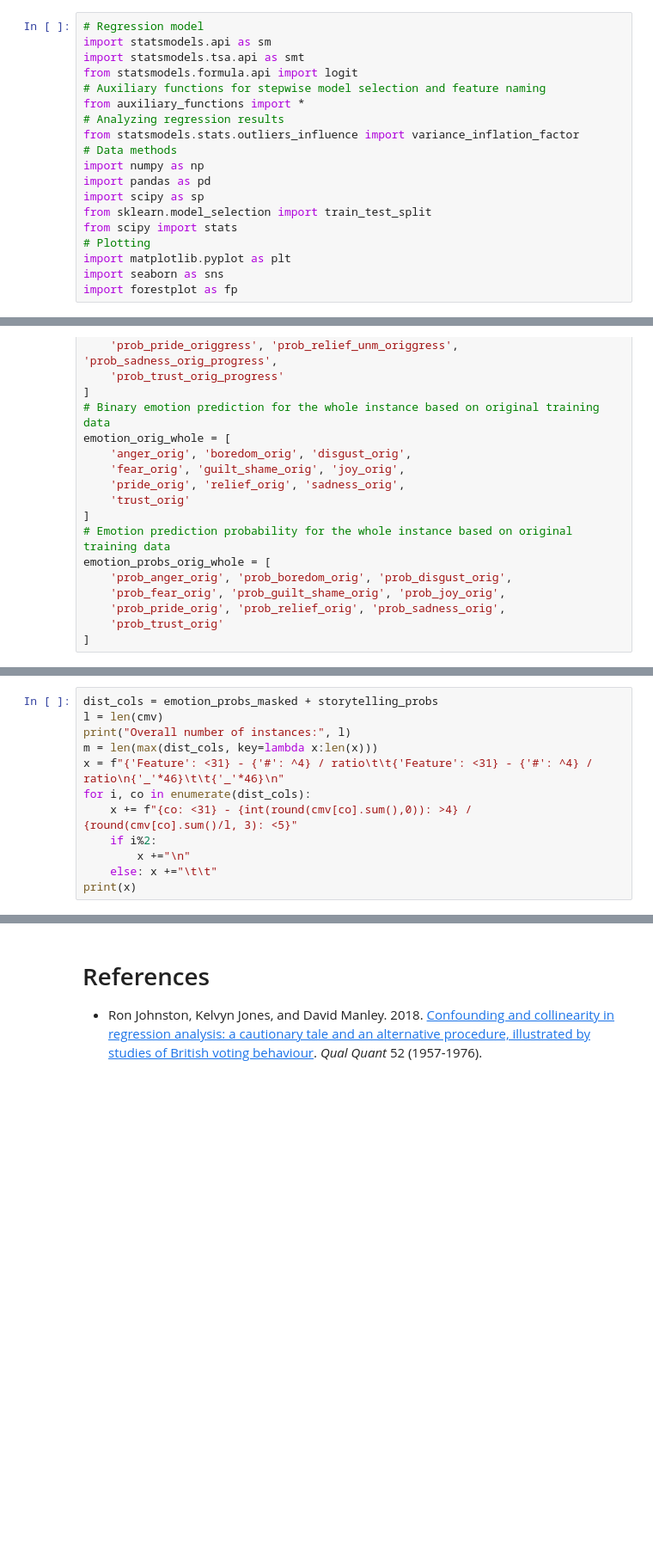
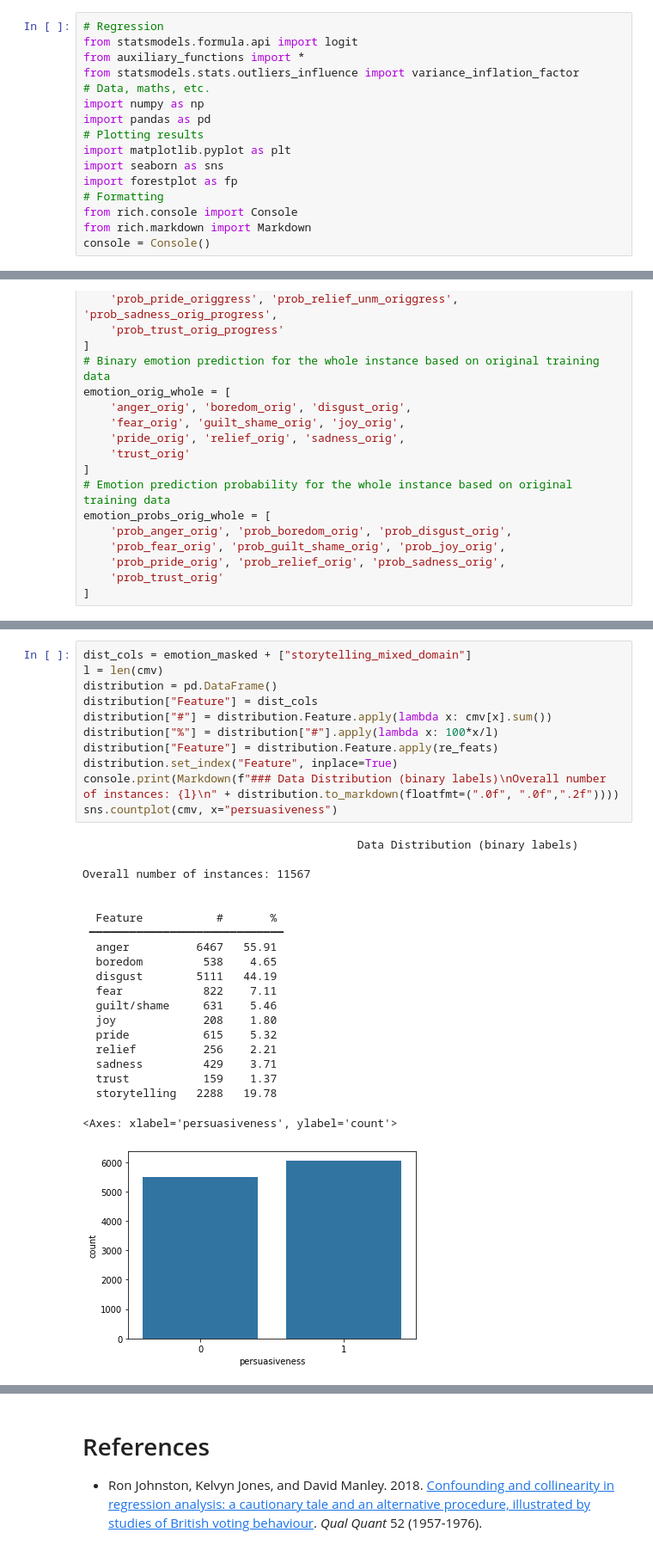
Before and after one commit to CarlottaQuensel/subjective-argument-strength, a Jupyter notebook: CMV_regression.ipynb, the cells around one changed output, grey strips where cells are left out. Shown: that part at 86% size. Cells and saved outputs as stored; diff of their text form; blank space fills up the shorter version.

Commit message:
Add regression analysis

```diff
--- a/CMV_regression.ipynb
+++ b/CMV_regression.ipynb
@@ -1,24 +1,21 @@
 # %% [markdown]
 # Imports and Data Information
 # %%
-# Regression model
-import statsmodels.api as sm
-import statsmodels.tsa.api as smt
+# Regression
 from statsmodels.formula.api import logit
-# Auxiliary functions for stepwise model selection and feature naming
 from auxiliary_functions import *
-# Analyzing regression results
 from statsmodels.stats.outliers_influence import variance_inflation_factor
-# Data methods
+# Data, maths, etc.
 import numpy as np
 import pandas as pd
-import scipy as sp
-from sklearn.model_selection import train_test_split
-from scipy import stats
-# Plotting
+# Plotting results
 import matplotlib.pyplot as plt
 import seaborn as sns
 import forestplot as fp
+# Formatting
+from rich.console import Console
+from rich.markdown import Markdown
+console = Console()
 # %% [markdown]
 ## Dataset
 # %%
@@ -146,12 +136,0 @@ y = cmv.loc[:, "persuasiveness"]
-# %%
-dist_cols = emotion_probs_masked + storytelling_probs
-l = len(cmv)
-print("Overall number of instances:", l)
-m = len(max(dist_cols, key=lambda x:len(x)))
-x = f"{'Feature': <31} - {'#': ^4} / ratio\t\t{'Feature': <31} - {'#': ^4} / ratio\n{'_'*46}\t\t{'_'*46}\n"
-for i, co in enumerate(dist_cols):
-    x += f"{co: <31} - {int(round(cmv[co].sum(),0)): >4} / {round(cmv[co].sum()/l, 3): <5}"
-    if i%2:
-        x +="\n"
-    else: x +="\t\t"
-print(x)
@@ -667,0 +140,32 @@ print(full_conf.to_latex(float_format="%.4f",index=False))
+# %%
+dist_cols = emotion_masked + ["storytelling_mixed_domain"]
+l = len(cmv)
+distribution = pd.DataFrame()
+distribution["Feature"] = dist_cols
+distribution["#"] = distribution.Feature.apply(lambda x: cmv[x].sum())
+distribution["%"] = distribution["#"].apply(lambda x: 100*x/l)
+distribution["Feature"] = distribution.Feature.apply(re_feats)
+distribution.set_index("Feature", inplace=True)
+console.print(Markdown(f"### Data Distribution (binary labels)\nOverall number of instances: {l}\n" + distribution.to_markdown(floatfmt=(".0f", ".0f",".2f"))))
+sns.countplot(cmv, x="persuasiveness")
+# %% [output]
+                                         Data Distribution (binary labels)
+
+Overall number of instances: 11567
+
+
+  Feature           #       %
+ ━━━━━━━━━━━━━━━━━━━━━━━━━━━━━
+  anger          6467   55.91
+  boredom         538    4.65
+  disgust        5111   44.19
+  fear            822    7.11
+  guilt/shame     631    5.46
+  joy             208    1.80
+  pride           615    5.32
+  relief          256    2.21
+  sadness         429    3.71
+  trust           159    1.37
+  storytelling   2288   19.78
+<Axes: xlabel='persuasiveness', ylabel='count'>
+[figure, added]
```
Also changed, not shown: parts of 42 cells of this notebook, 2 other files.
